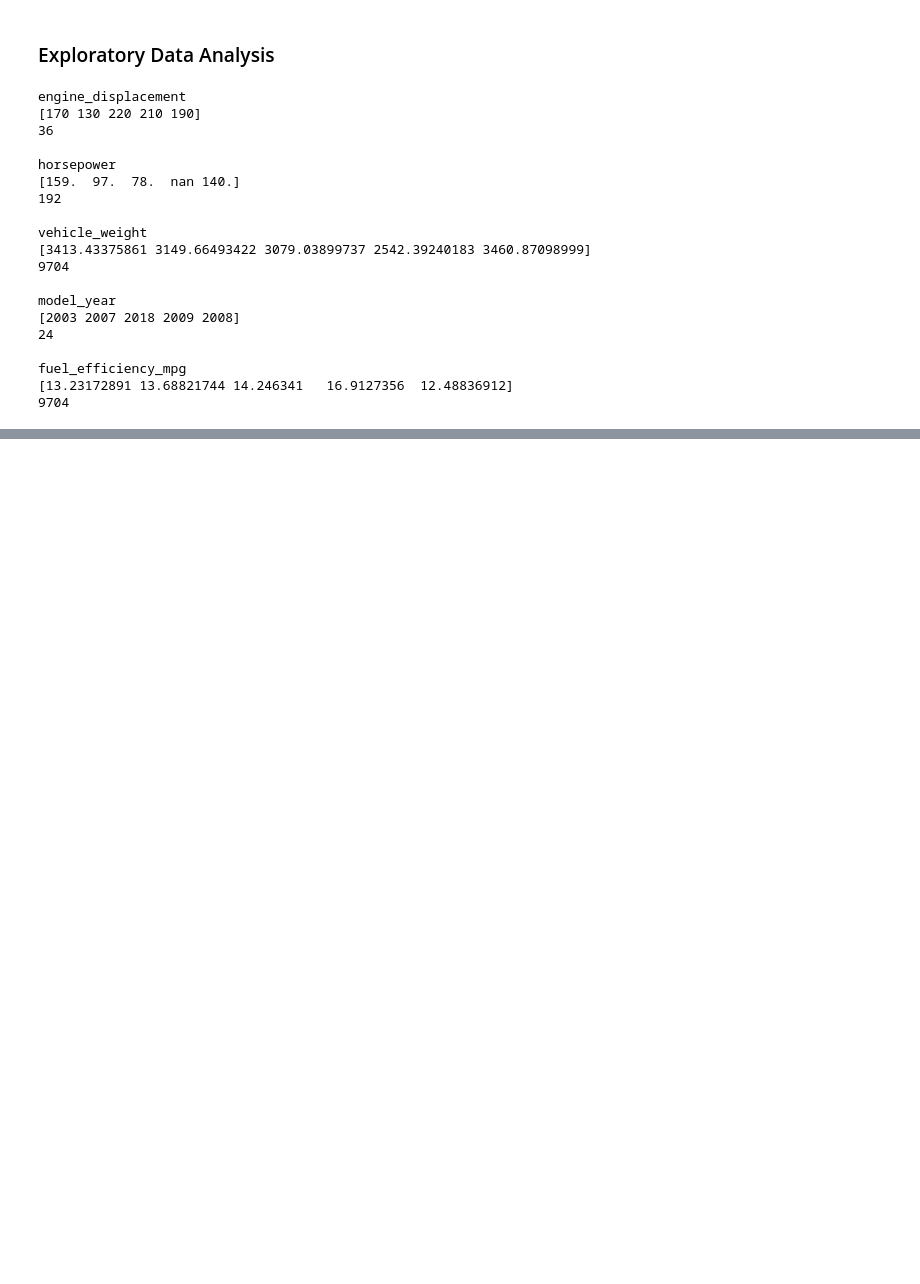
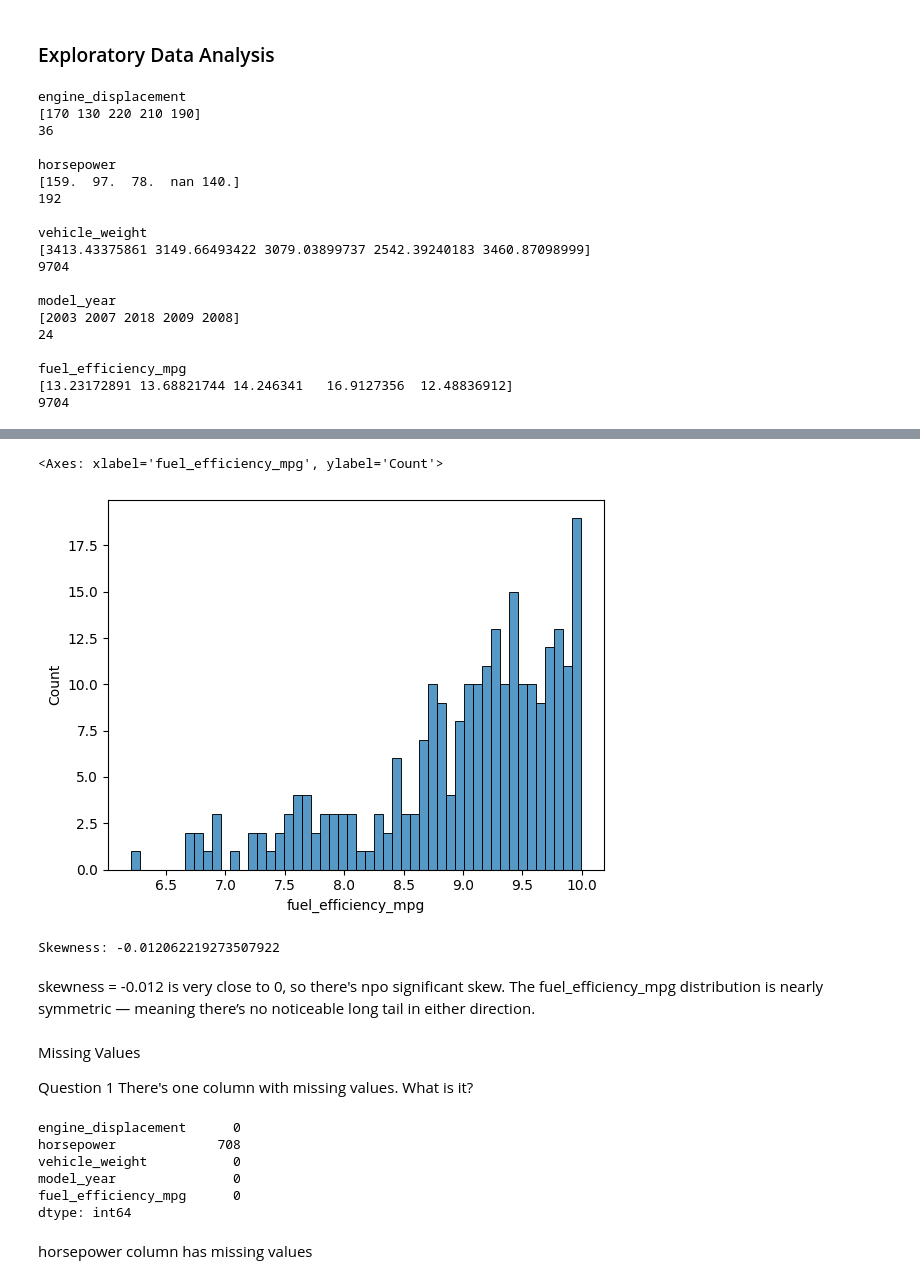
Before and after one commit to dscoder351/machine-learning-zoomcamp-hw2025, a Jupyter notebook: 02-regression/homework02.ipynb, the cells around one changed output, grey strips where cells are left out. Cells and saved outputs as stored; diff of their text form; code cells hidden in the pictures; blank space fills up the shorter version.

```diff
--- a/02-regression/homework02.ipynb
+++ b/02-regression/homework02.ipynb
@@ -87,0 +120,29 @@ fuel_efficiency_mpg
+# %%
+sns.histplot(car_data.fuel_efficiency_mpg[ (car_data.fuel_efficiency_mpg >0) & (car_data.fuel_efficiency_mpg < 10)], bins=50)
+# %% [output]
+<Axes: xlabel='fuel_efficiency_mpg', ylabel='Count'>
+[figure, added]
+# %%
+# calculating skewness using pandas
+skew_value = car_data['fuel_efficiency_mpg'].skew()
+print("Skewness:", skew_value)
+# %% [output]
+Skewness: -0.012062219273507922
+# %% [markdown]
+skewness = -0.012 is very close to 0, so there's npo significant skew. The fuel_efficiency_mpg distribution is nearly symmetric — meaning there’s no noticeable long tail in either direction.
+# %% [markdown]
+Missing Values
+
+Question 1
+There's one column with missing values. What is it?
+# %%
+car_data.isnull().sum()
+# %% [output]
+engine_displacement      0
+horsepower             708
+vehicle_weight           0
+model_year               0
+fuel_efficiency_mpg      0
+dtype: int64
+# %% [markdown]
+horsepower column has missing values
```
Also changed, not shown: parts of 64 cells of this notebook.
